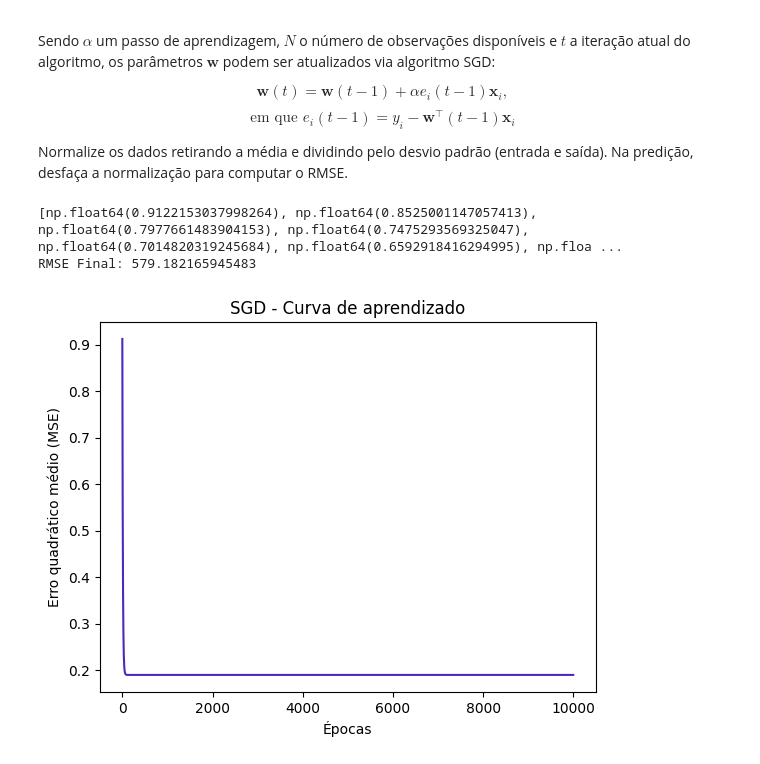
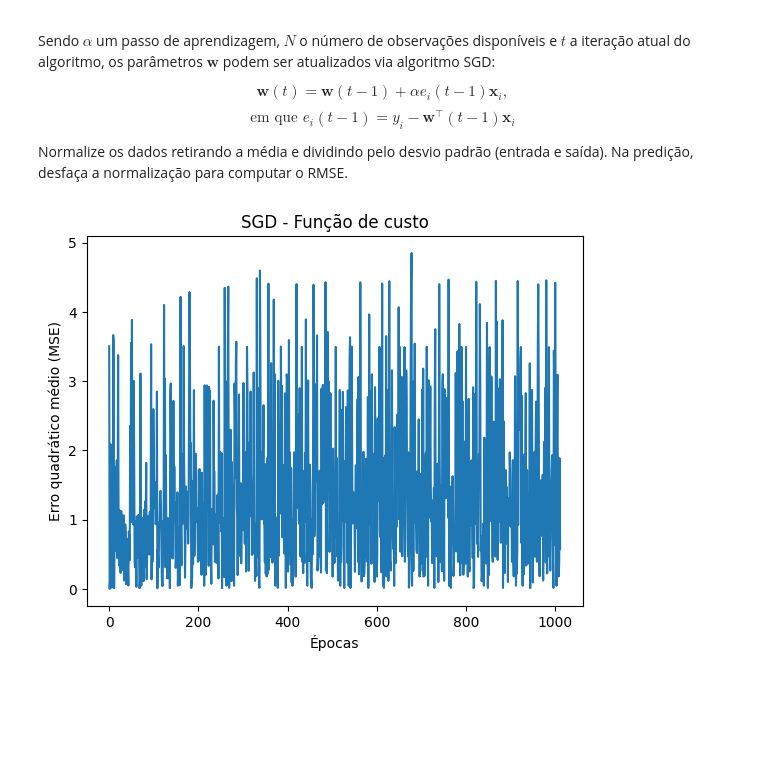
Before and after one commit to lulidsnn/aprendizagem_maquina, a Jupyter notebook: 01_AulaNumpy/AulaNumpy_alunos.ipynb, the cells around one changed output. Cells and saved outputs as stored; diff of their text form; code cells hidden in the pictures; blank space fills up the shorter version.

```diff
--- a/01_AulaNumpy/AulaNumpy_alunos.ipynb
+++ b/01_AulaNumpy/AulaNumpy_alunos.ipynb
@@ -724,56 +681,40 @@ $$\text{em que } e_i(t-1) = y_i - \boldsymbol{w}^{\top}(t-1)\boldsymbol{x}_i$$
 
 Normalize os dados retirando a média e dividindo pelo desvio padrão (entrada e saída). Na predição, desfaça a normalização para computar o RMSE.
 # %%
-dados_n, sigma, mi = normalizacao_z(peixe_dataset)
+dados, sigma, mi = normalizacao_z(peixe_dataset)
 
-ALPHA = 0.001
-EPOCHS = 10000
+alfa = 10**(-2)
+n = dados.shape[0]
+epocas = 1000
 
-n = dados_n.shape[0]
-
-X = np.concatenate((np.ones((1 , n)).T , dados_n[:,[0,1]]), axis=1)
-y = dados_n[:,[2]]
-w = np.zeros((X.shape[1] , 1))
+X = np.concatenate((np.ones((1,n)).T , dados[:,[0,1]]), axis=1)
+y = dados[:,[2]]
+w = np.zeros((X.shape[1], 1))
 
 custo = []
-indices = np.arange(n)
+t = 0
 
-for t in range(EPOCHS):
-    np.random.shuffle(indices)
+while t < epocas:
+    indices = np.random.permutation(n)
+    x_permutado = X[indices]
+    y_permutado = y[indices]
 
-    for i in indices:
-        xi = X[i].reshape(1,-1)
-        yi = y[i].reshape(1,1)
+    for i in range(0, n):
+        t = t+1
+        y_est = x_permutado[i] @ w
+        ei = y_permutado[i] - y_est
+        w = w + alfa * ei * x_permutado[i]
 
-        y_pred = xi @ w
-        erro = y_pred - yi
+        mse = np.mean(ei**2)
+        custo.append(mse)
 
-        gradiente = xi.T @ erro
-        w = w - ALPHA * gradiente
+# calcular rmse
 
-    y_pred_total = X @ w
-    mse = np.mean((y - y_pred_total)**2)
-    custo.append(mse)
-
-# Após treinamento
-y_previsto_final = X @ w
-
-# Desnormalização
-sigma_y = sigma[2]
-mi_y = mi[2]
-
-y_pred_desnorm = sigma_y * y_previsto_final + mi_y
-y_orig_desnorm = peixe_dataset[:, 2].reshape(-1, 1)
-rmse = float(np.sqrt(np.mean((y_orig_desnorm - y_pred_desnorm)**2)))
-print(f'RMSE Final: {rmse}')
-
-# Plot
-plt.plot(custo, color="#4d28bc")
-plt.title('SGD - Curva de aprendizado')
+# plot da função de custo ; como plotar a curva?
+plt.plot(custo)
+plt.title('SGD - Função de custo')
 plt.xlabel('Épocas')
 plt.ylabel('Erro quadrático médio (MSE)')
 plt.show()
 # %% [output]
-[np.float64(0.9122153037998264), np.float64(0.8525001147057413), np.float64(0.7977661483904153), np.float64(0.7475293569325047), np.float64(0.7014820319245684), np.float64(0.6592918416294995), np.floa ...
-RMSE Final: 579.182165945483
-[figure, old version]
+[figure, new version]
```
Also changed, not shown: parts of 3 cells of this notebook, 3 other files.
